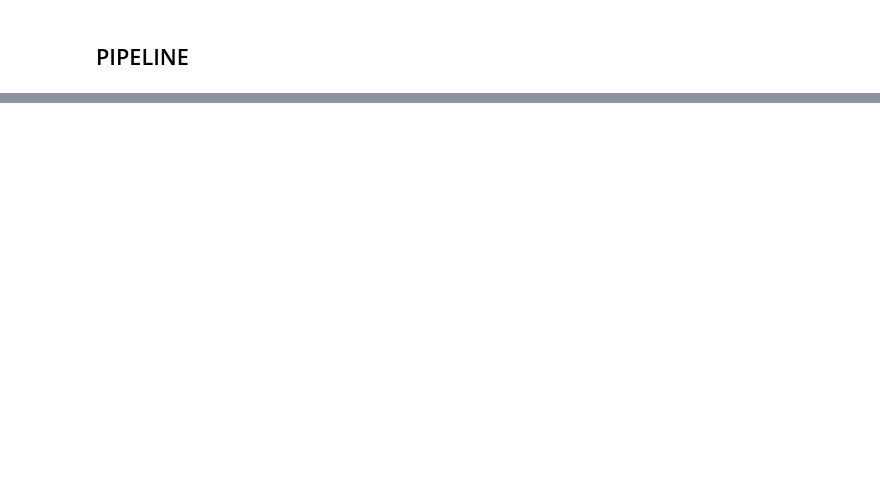
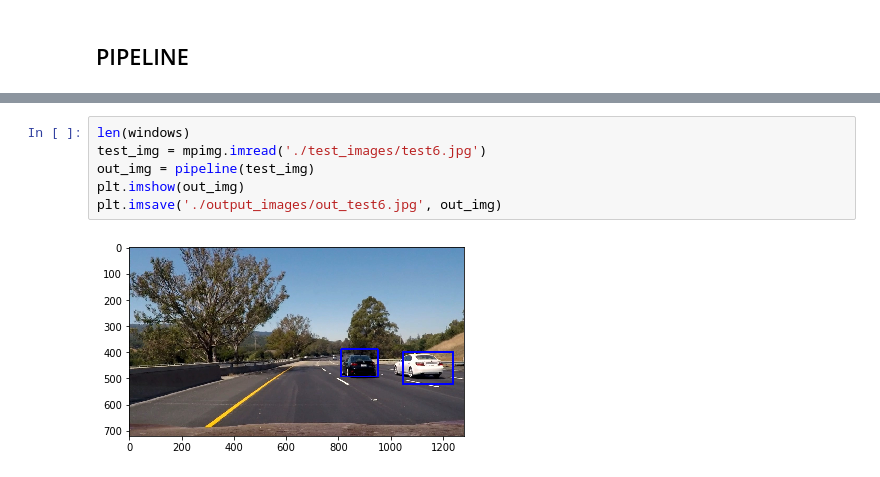
Before and after one commit to ssikmr/CarND-Vehicle-Detection-master, a Jupyter notebook: P5_Vehicle_detection.ipynb, the cells around one changed output, grey strips where cells are left out. Cells and saved outputs as stored; diff of their text form; blank space fills up the shorter version.

```diff
--- a/P5_Vehicle_detection.ipynb
+++ b/P5_Vehicle_detection.ipynb
@@ -538,0 +533,8 @@ result_image = pipeline(temp_draw_image)
+# %%
+len(windows)
+test_img = mpimg.imread('./test_images/test6.jpg')
+out_img = pipeline(test_img)
+plt.imshow(out_img)
+plt.imsave('./output_images/out_test6.jpg', out_img)
+# %% [output]
+[figure, added]
```
Also changed, not shown: parts of 10 cells of this notebook, 1 other file.
